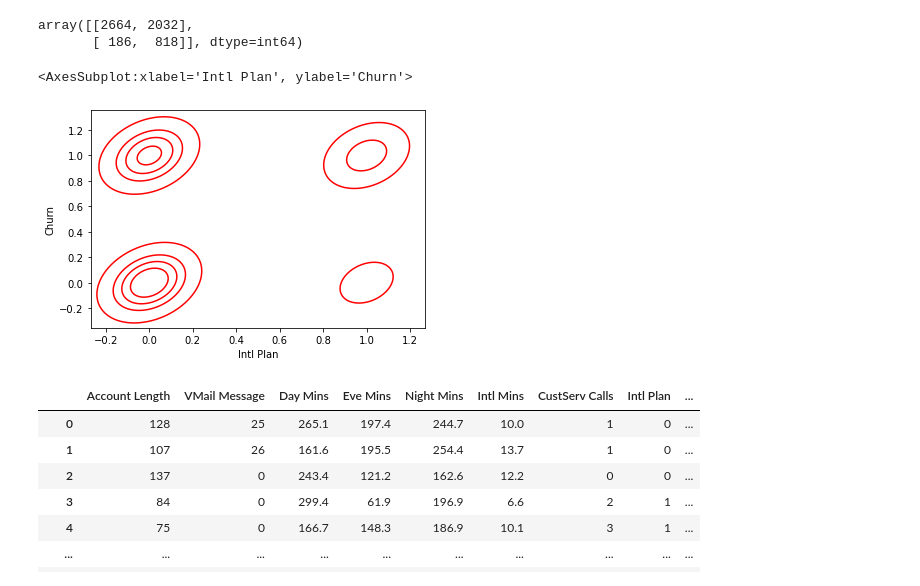
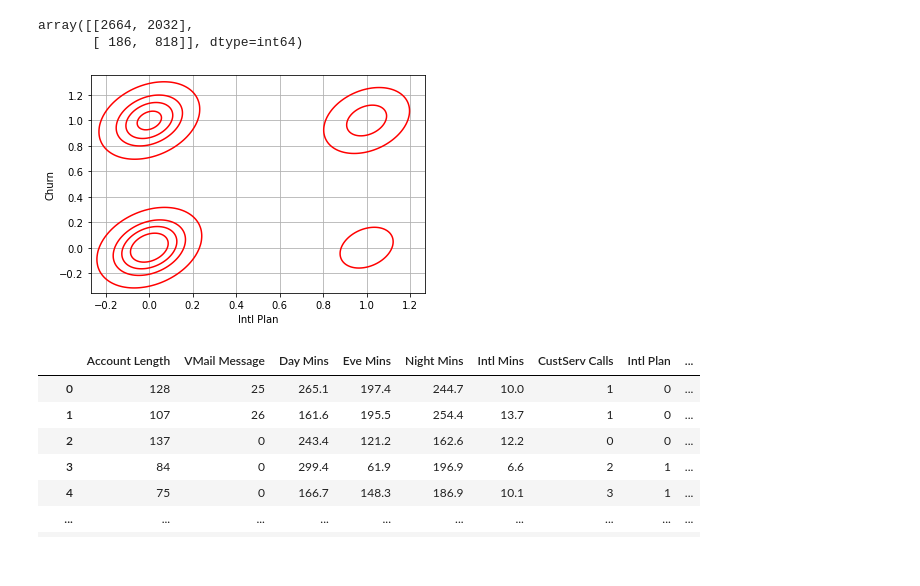
Before and after one commit to asu2304/comparing-bw-ml-clasification-algos-on-teleco-churn-dataset, a Jupyter notebook: churn dataset.ipynb, the cells around one changed output. Drawn from its saved outputs; the diff is of its cells as text; code cells hidden in the pictures.

```diff
--- a/churn dataset.ipynb
+++ b/churn dataset.ipynb
@@ -257,9 +264,9 @@ array([[2664, 2032],
        [ 186,  818]], dtype=int64)
 # %%
 sns.kdeplot(df['Intl Plan'], df['Churn'], levels=5, color='red')
+plt.grid()
 # %% [output]
-<AxesSubplot:xlabel='Intl Plan', ylabel='Churn'>
-[figure, old version]
+[figure, new version]
 # %%
 # sns.kdeplot(df['Churn'], df['Account Length'], levels=5, color='red')
 # %%
```
Also changed, not shown: parts of 41 cells of this notebook, 1 other file.
